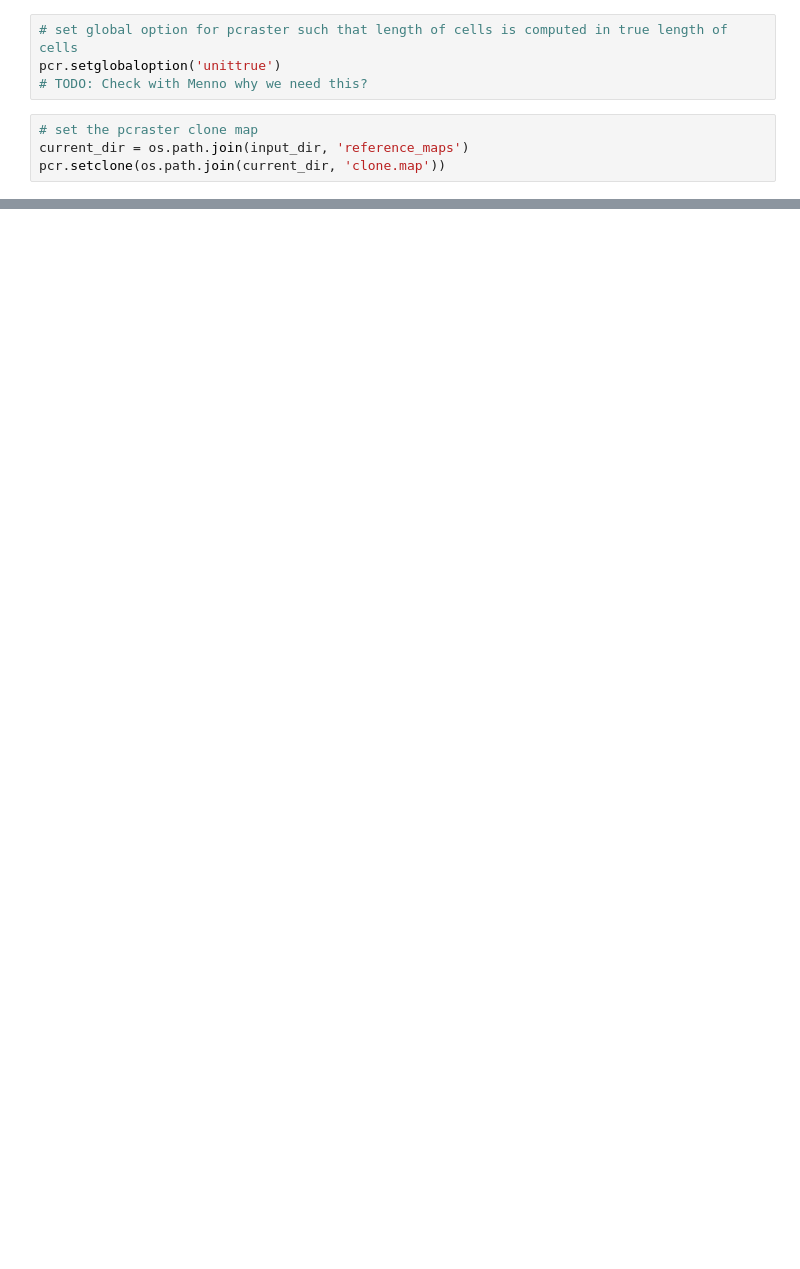
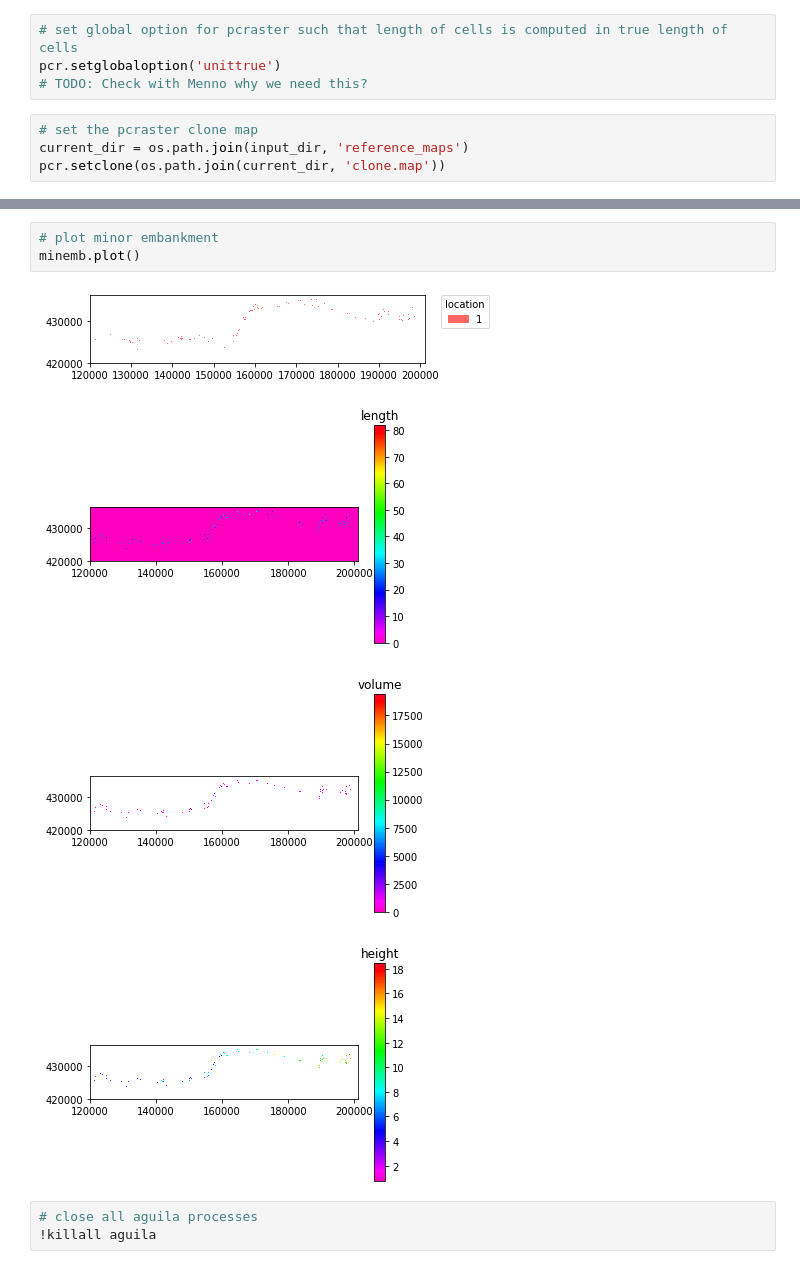
Before and after one commit to UU-Hydro/RiverScape, a Jupyter notebook: scratch/version_201909XX/intervent_parameter.ipynb, the cells around one changed output, grey strips where cells are left out. Cells and saved outputs as stored; diff of their text form; blank space fills up the shorter version.

```diff
--- a/scratch/version_201909XX/intervent_parameter.ipynb
+++ b/scratch/version_201909XX/intervent_parameter.ipynb
@@ -290,0 +143,11 @@ for measure in msr_list:
+# %%
+# plot minor embankment
+minemb.plot()
+# %% [output]
+[figure, added]
+[figure, added]
+[figure, added]
+[figure, added]
+# %%
+# close all aguila processes
+!killall aguila
```
Also changed, not shown: parts of 70 cells of this notebook, 18 other files.
